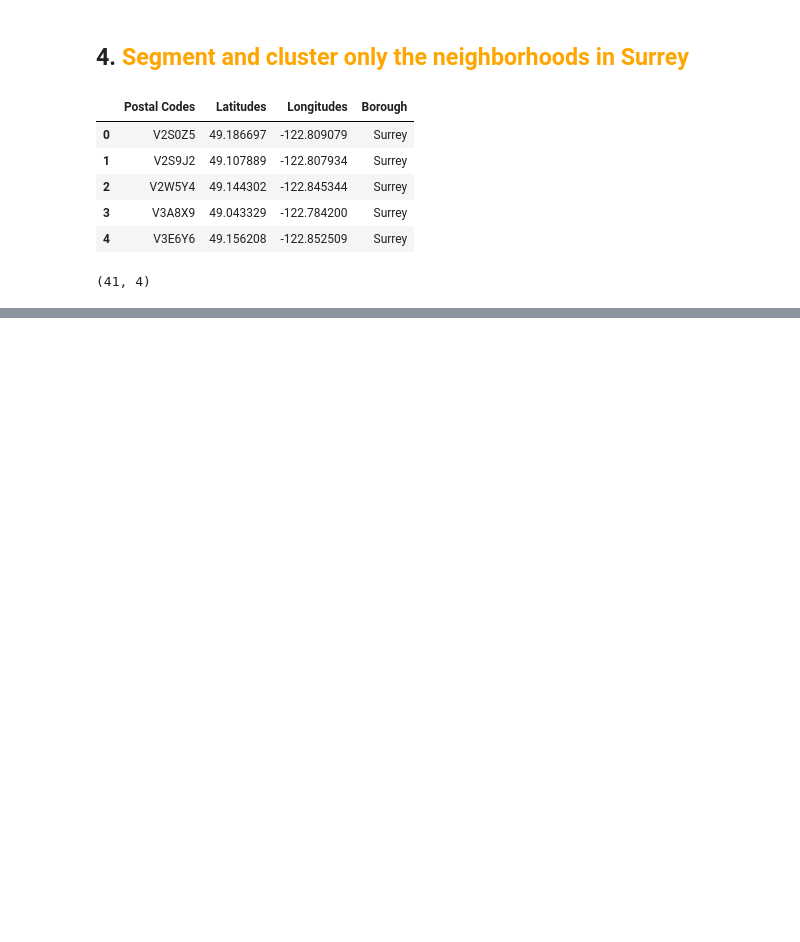
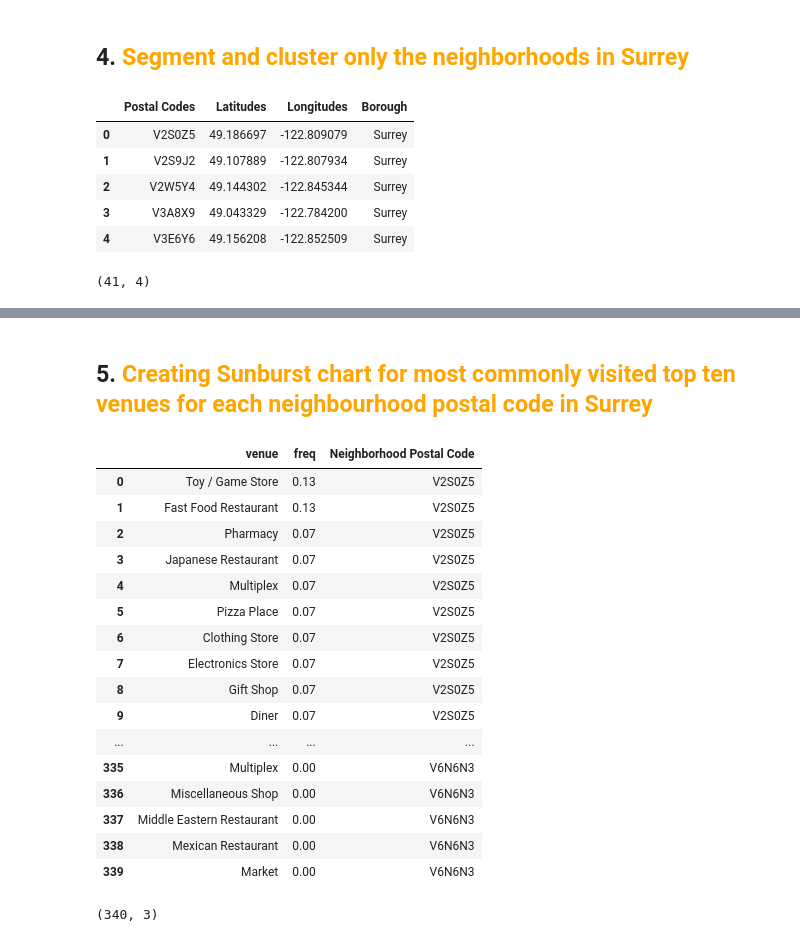
Before and after one commit to dulanjaleekrs/Coursera_Capstone, a Jupyter notebook: Business Recommendations For Surrey, BC - Final.ipynb, the cells around one changed output, grey strips where cells are left out. Drawn from its saved outputs; the diff is of its cells as text; code cells hidden in the pictures; blank space fills up the shorter version.

```diff
--- a/Business Recommendations For Surrey, BC - Final.ipynb
+++ b/Business Recommendations For Surrey, BC - Final.ipynb
@@ -188,0 +396,12 @@ map_surrey
+# %%
+num_top_venues = 3
+
+for hood in surrey_grouped['Neighborhood Postal Code']:
+    print("----"+hood+"----")
+    temp = surrey_grouped[surrey_grouped['Neighborhood Postal Code'] == hood].T.reset_index()
+    temp.columns = ['venue','freq']
+    temp = temp.iloc[1:]
+    temp['freq'] = temp['freq'].astype(float)
+    temp = temp.round({'freq': 2})
+    print(temp.sort_values('freq', ascending=False).reset_index(drop=True).head(num_top_venues))
+    print('\n')
@@ -188,0 +458,2 @@ map_surrey
+# %% [markdown]
+## 5. <span style="color:orange">Creating Sunburst chart for most commonly visited top ten venues for each neighbourhood postal code in Surrey</span>
@@ -188,0 +463,38 @@ map_surrey
+# %%
+num_top_venues = 10
+temp_df_append = pd.DataFrame()
+
+for hood in surrey_grouped['Neighborhood Postal Code']:
+
+    temp = surrey_grouped[surrey_grouped['Neighborhood Postal Code'] == hood].T.reset_index()
+    temp['Neighborhood Postal Code'] = hood
+    temp.columns = ['venue','freq','Neighborhood Postal Code']
+    temp = temp.iloc[1:]
+    temp['freq'] = temp['freq'].astype(float)
+    temp = temp.round({'freq': 2})
+    temp_df = pd.DataFrame(temp.sort_values('freq', ascending=False).reset_index(drop=True).head(num_top_venues))
+    temp_df_append = temp_df_append.append(temp_df, ignore_index=True)
+# %%
+temp_df_append
+# %% [output]
+|  | venue | freq | Neighborhood Postal Code |
+| 0 | Toy / Game Store | 0.13 | V2S0Z5 |
+| 1 | Fast Food Restaurant | 0.13 | V2S0Z5 |
+| 2 | Pharmacy | 0.07 | V2S0Z5 |
+| 3 | Japanese Restaurant | 0.07 | V2S0Z5 |
+| 4 | Multiplex | 0.07 | V2S0Z5 |
+| 5 | Pizza Place | 0.07 | V2S0Z5 |
+| 6 | Clothing Store | 0.07 | V2S0Z5 |
+| 7 | Electronics Store | 0.07 | V2S0Z5 |
+| 8 | Gift Shop | 0.07 | V2S0Z5 |
+| 9 | Diner | 0.07 | V2S0Z5 |
+| ... | ... | ... | ... |
+| 335 | Multiplex | 0.00 | V6N6N3 |
+| 336 | Miscellaneous Shop | 0.00 | V6N6N3 |
+| 337 | Middle Eastern Restaurant | 0.00 | V6N6N3 |
+| 338 | Mexican Restaurant | 0.00 | V6N6N3 |
+| 339 | Market | 0.00 | V6N6N3 |
+# %%
+temp_df_append.shape
+# %% [output]
+(340, 3)
```
Also changed, not shown: parts of 23 cells of this notebook.
